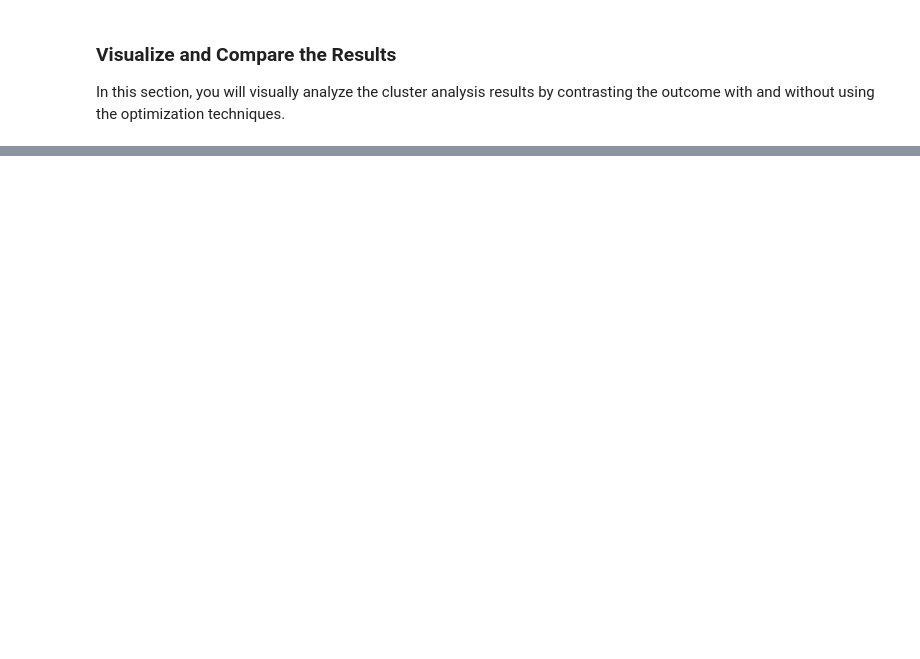
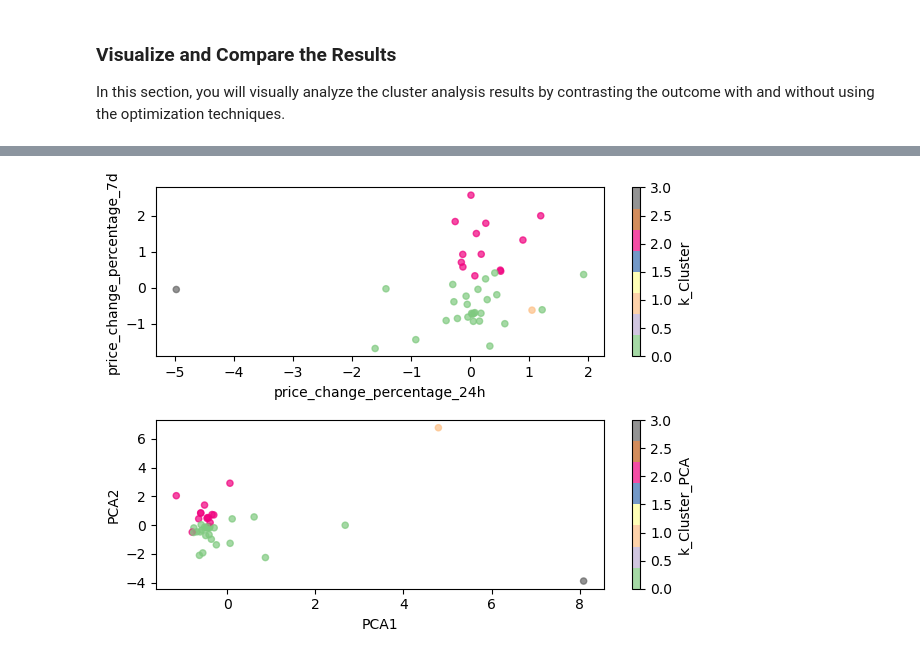
Before and after one commit to xoffvsg/CryptoClustering, a Jupyter notebook: Crypto_Clustering.ipynb, the cells around one changed output, grey strips where cells are left out. Drawn from its saved outputs; the diff is of its cells as text; code cells hidden in the pictures; blank space fills up the shorter version.

```diff
--- a/Crypto_Clustering.ipynb
+++ b/Crypto_Clustering.ipynb
@@ -370,0 +379,10 @@ In this section, you will visually analyze the cluster analysis results by contr
+# %%
+# Composite plot to contrast the clusters
+fig, axes = plt.subplots(2)
+
+crypto_transformed_df_prediction.plot(kind='scatter',x='price_change_percentage_24h',y='price_change_percentage_7d',ax=axes[0], c='k_Cluster',cmap='Accent',alpha=0.7)
+df_crypto_pca_prediction.plot(kind='scatter',x='PCA1',y='PCA2',legend='k_Cluster_PCA',ax=axes[1], c='k_Cluster_PCA', cmap='Accent',alpha=0.7)
+
+plt.tight_layout()
+# %% [output]
+[figure, added]
```
Also changed, not shown: parts of 10 cells of this notebook.
